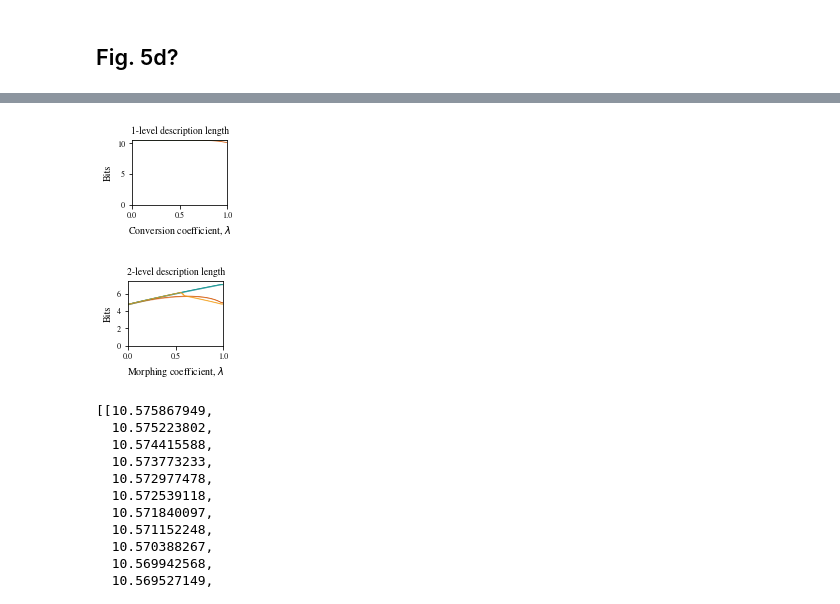
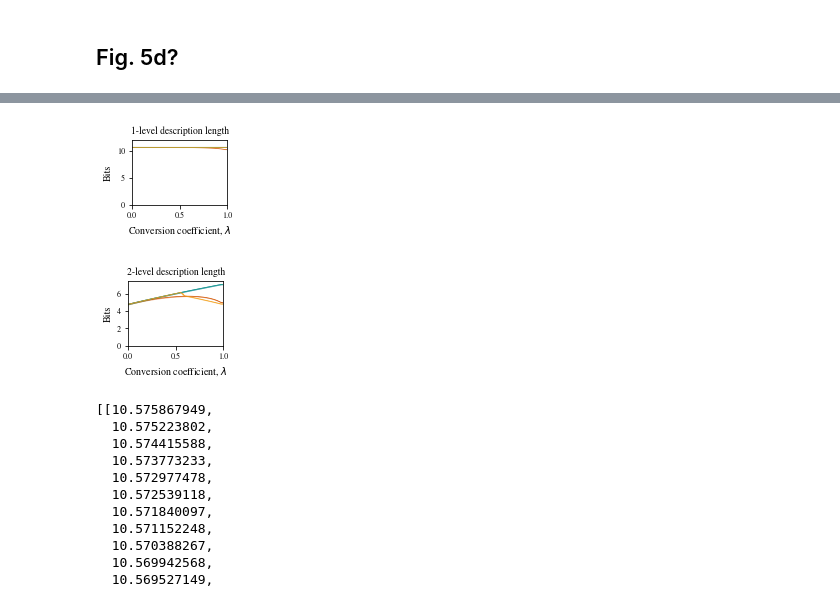
Before and after one commit to ulfaslak/git-github.com-ulfaslak-code-intermittent-communities_public, a Jupyter notebook: flow_persistence.ipynb, the cells around one changed output, grey strips where cells are left out. Drawn from its saved outputs; the diff is of its cells as text; code cells hidden in the pictures.

```diff
--- a/flow_persistence.ipynb
+++ b/flow_persistence.ipynb
@@ -494,21 +503,21 @@ def run_simulation(N_swap_iter, n_iter, n_procs, parallel, *args):
 # %%
 plt.figure(None, figsize=(3.42/2.0, 1.2), frameon=False)
 
 confidence_intervals(X, NFC1, c="#d35400", label="JSL", lw=0.75)
 confidence_intervals(X, FC1, c="#2980b9", label="FL", lw=0.75)
 confidence_intervals(X, AC1, c="#16a085", label="AL", lw=0.75)
 confidence_intervals(X, NC1, c="#f39c12", label="NL", lw=0.75)
 
 plt.title("1-level description length")
 plt.xlabel("Conversion coefficient, $\lambda$")
 plt.ylabel("Bits")
 
-plt.ylim(0, )
+plt.ylim(0, 12)
 plt.xlim(0, 1)
-plt.savefig("%s/Fig5d_1level.pdf" % figures_folder)
+plt.savefig("%s/Fig5d_1level.png" % figures_folder)
 plt.show()
 # %% [output]
-[figure, old version]
+[figure, new version]
 # %%
 plt.figure(None, figsize=(3.42/2.0, 1.2), frameon=False)
 
@@ -518,15 +527,15 @@ confidence_intervals(X, AC2, c="#16a085", label="AL", lw=0.75)
 confidence_intervals(X, NC2, c="#f39c12", label="NL", lw=0.75)
 
 plt.title("2-level description length")
-plt.xlabel("Morphing coefficient, $\lambda$")
+plt.xlabel("Conversion coefficient, $\lambda$")
 plt.ylabel("Bits")
 
 plt.ylim(0, 7.5)
 plt.xlim(0, 1)
-plt.savefig("%s/Fig5d_2level.pdf" % figures_folder)
+plt.savefig("%s/Fig5d_2level.png" % figures_folder)
 plt.show()
 # %% [output]
-[figure, old version]
+[figure, new version]
 # %%
 NFC1
 # %% [output]
```
Also changed, not shown: parts of 5 cells of this notebook, 1 other file.
